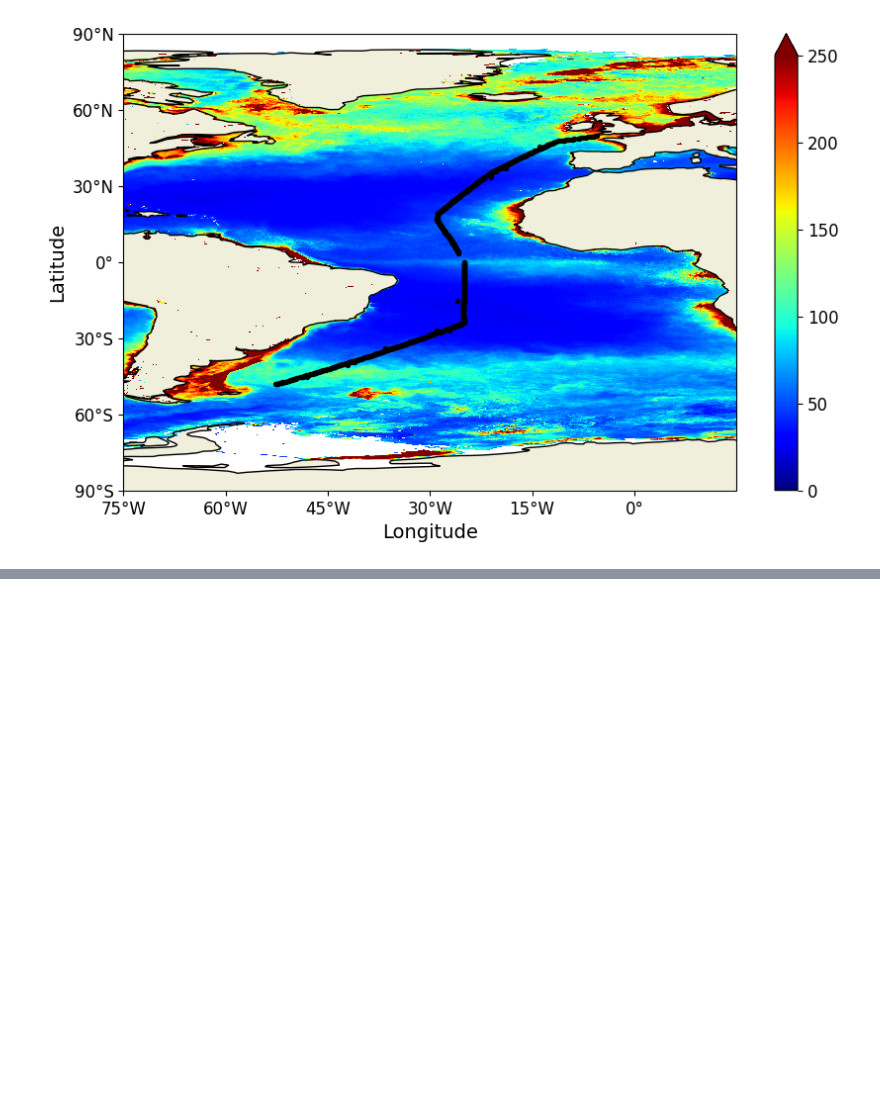
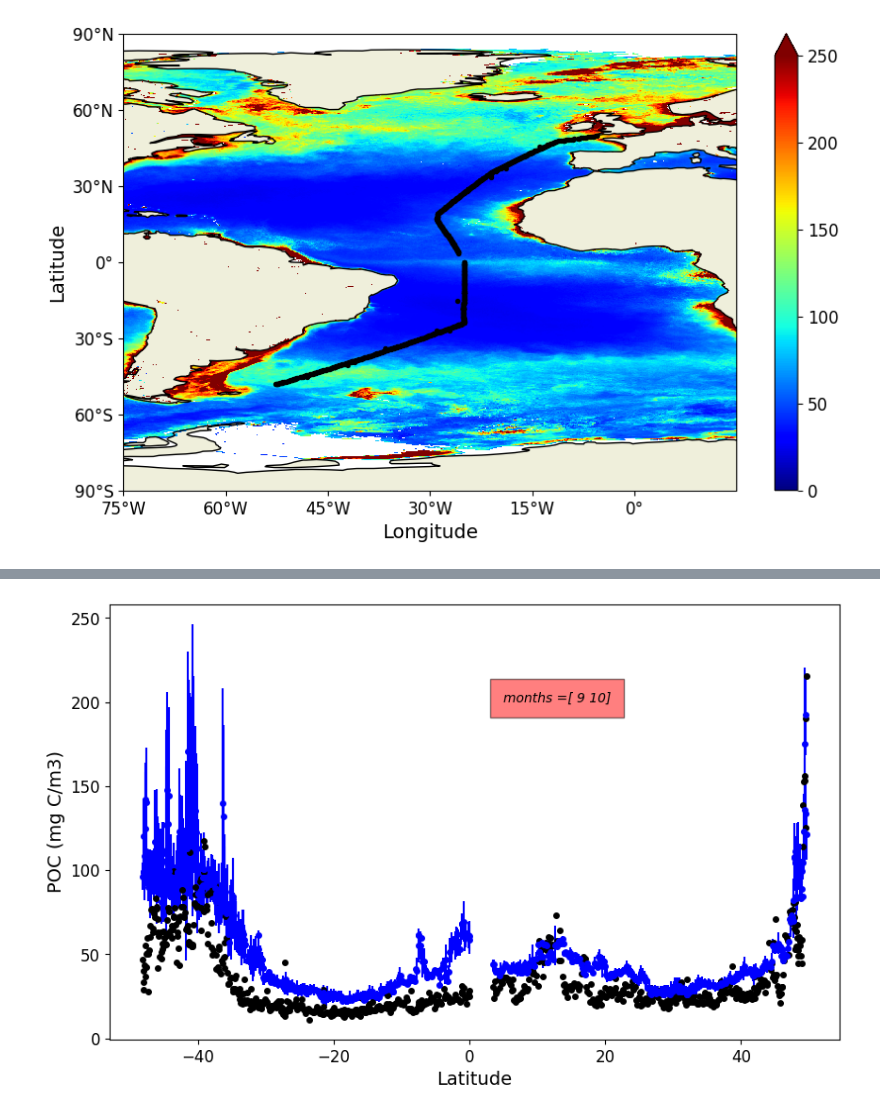
Before and after one commit to pedmondlerner/phytoSTEW, a Jupyter notebook: Team/plerner/phytoSTEW_POC_cphyto.ipynb, the cells around one changed output, grey strips where cells are left out. Saved outputs shown, nothing was run; the diff lists cells and outputs as text; code cells hidden in the pictures; blank space fills up the shorter version.

```diff
--- a/Team/plerner/phytoSTEW_POC_cphyto.ipynb
+++ b/Team/plerner/phytoSTEW_POC_cphyto.ipynb
@@ -411,3 +397,0 @@ np.float64(nan)
-# %%
-    temp = dataset_POC['poc'].sel(lat=df.Latitude[j],lon=df.Longitude[j],method='nearest')
-    temp = temp.groupby("time.month").mean()
@@ -438,0 +424,2 @@ display_max :
+# %%
+df_PACE_POC = PACEtoAMOT(df,dataset_POC_data,'POC')
@@ -438,0 +843,23 @@ display_max :
+# %%
+# Now plot latitdue vs. POC for PACE and AMT
+lbs = 12
+xyfs = 14
+mapn = colors.Normalize(vmin=0, vmax=250)
+#colors.LogNorm(vmin=0.001, vmax=0.1)
+fig = plt.figure(figsize=(10,6))
+axs = fig.add_subplot(1,1,1)
+axs.errorbar(x=df['Latitude'], y=df['POC'] , fmt="o", color='k', ms=4)
+axs.errorbar(x=df_PACE_POC['Latitude'], y=df_PACE_POC['POC'] ,yerr=df_PACE_POC['POC_std'] , fmt="o", color='b', ms=4)
+#df_PACE_POC2.plot.scatter(x='Latitude', y='POC', s=8, c='b',ax=axs)
+
+axs.set_title('')
+axs.set_ylabel('POC (mg C/m3)',fontsize=xyfs)
+axs.set_xlabel('Latitude',fontsize=xyfs)
+
+axs.tick_params(axis='both', which='major', labelsize=lbs)
+axs.tick_params(axis='both', which='minor', labelsize=lbs)
+axs.text(5, 200, 'months =' +str(months_true.astype(int)), style='italic',
+        bbox={'facecolor': 'red', 'alpha': 0.5, 'pad': 10})
+plt.show()
+# %% [output]
+[figure, added]
```
Also changed, not shown: parts of 35 cells of this notebook, 1 other file.
